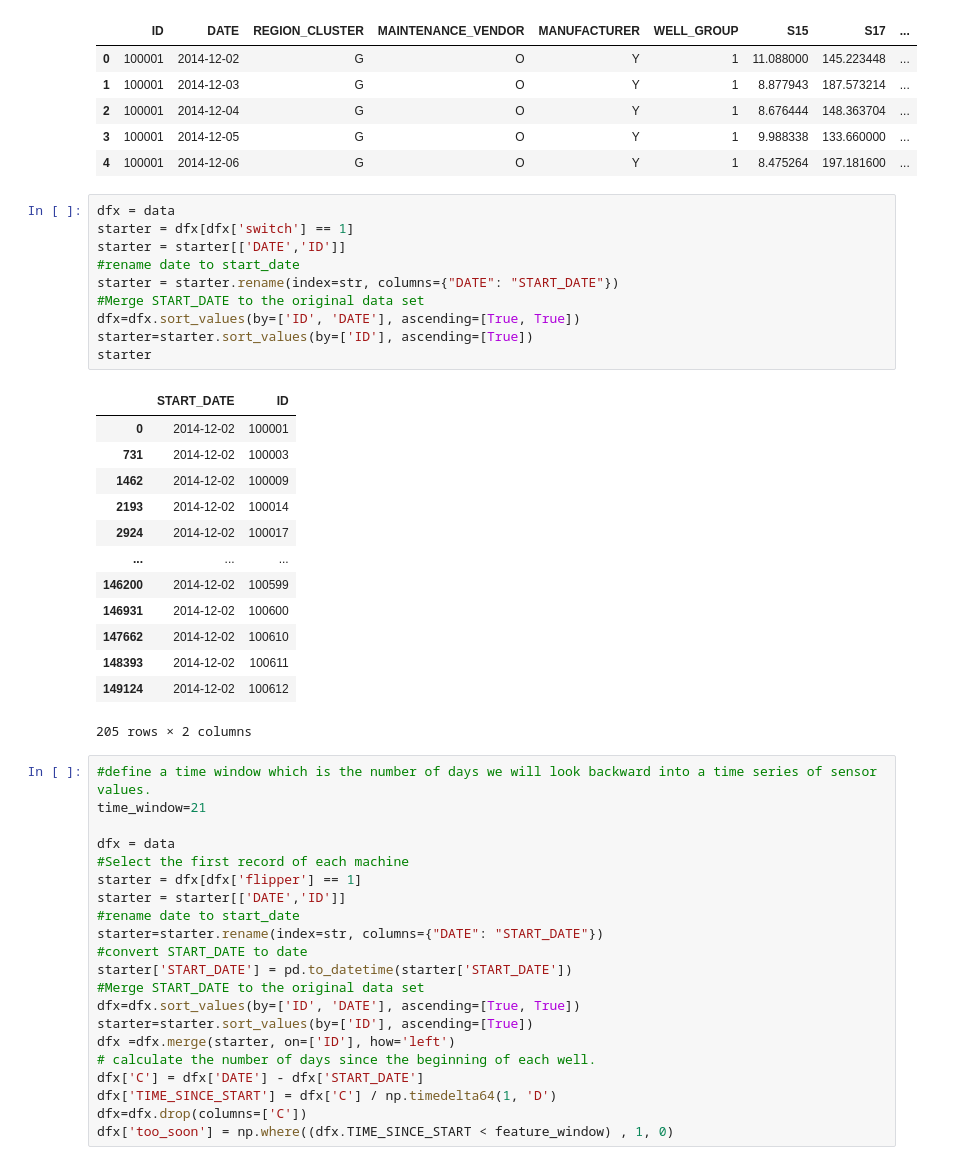
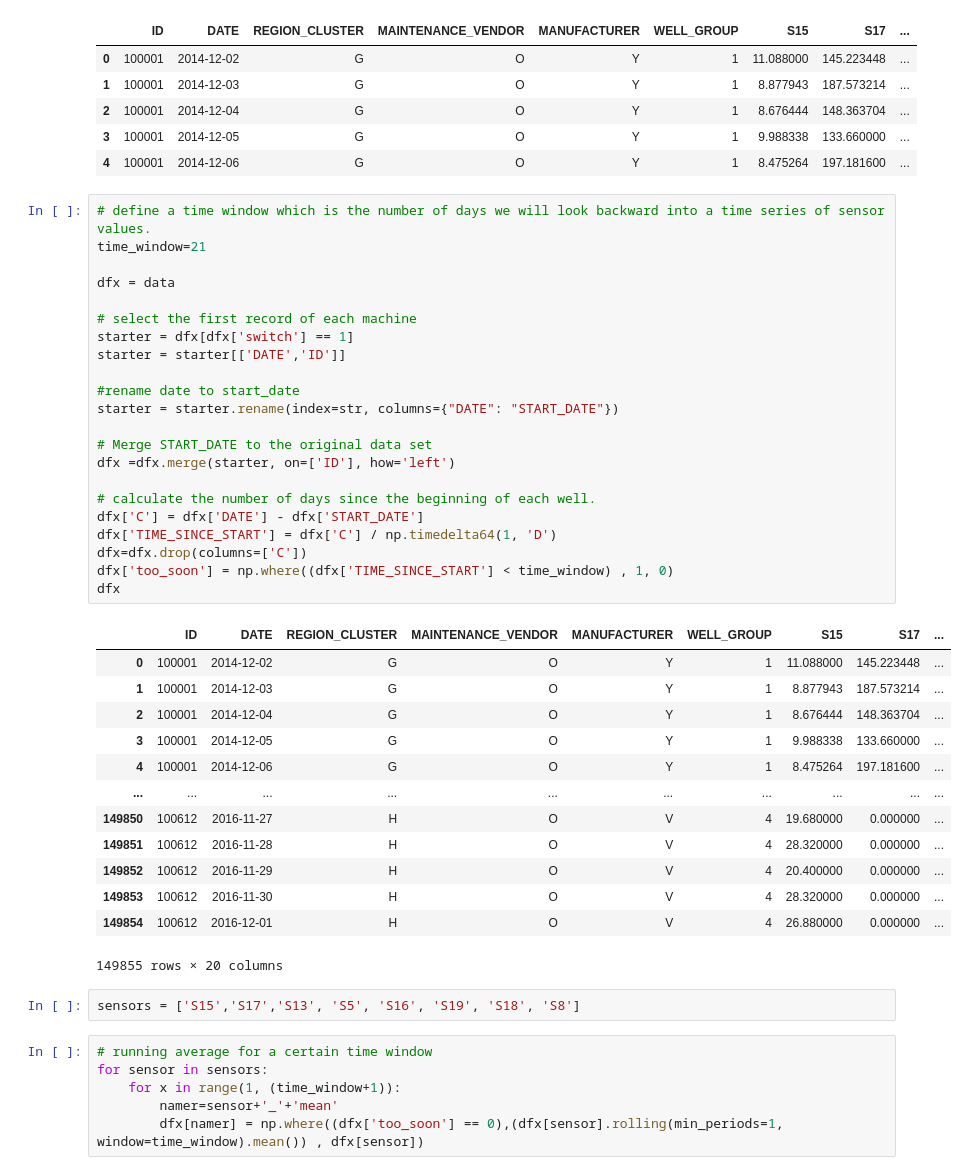
Before and after one commit to MaxPolak97/machine-failure-prediction, a Jupyter notebook: PredictiveMaintenance.ipynb, the cells around one changed output. Saved outputs shown, nothing was run; the diff lists cells and outputs as text.

```diff
--- a/PredictiveMaintenance.ipynb
+++ b/PredictiveMaintenance.ipynb
@@ -202,48 +203,47 @@ data.head()
 | 2 | 100001 | 2014-12-04 | G | O | Y | 1 | 8.676444 | 148.363704 | ... |
 | 3 | 100001 | 2014-12-05 | G | O | Y | 1 | 9.988338 | 133.660000 | ... |
 | 4 | 100001 | 2014-12-06 | G | O | Y | 1 | 8.475264 | 197.181600 | ... |
-# %%
-dfx = data
-starter = dfx[dfx['switch'] == 1]
-starter = starter[['DATE','ID']]
-#rename date to start_date
-starter = starter.rename(index=str, columns={"DATE": "START_DATE"})
-#Merge START_DATE to the original data set
-dfx=dfx.sort_values(by=['ID', 'DATE'], ascending=[True, True])
-starter=starter.sort_values(by=['ID'], ascending=[True])
-starter
-# %% [output]
-|  | START_DATE | ID |
-| 0 | 2014-12-02 | 100001 |
-| 731 | 2014-12-02 | 100003 |
-| 1462 | 2014-12-02 | 100009 |
-| 2193 | 2014-12-02 | 100014 |
-| 2924 | 2014-12-02 | 100017 |
-| ... | ... | ... |
-| 146200 | 2014-12-02 | 100599 |
-| 146931 | 2014-12-02 | 100600 |
-| 147662 | 2014-12-02 | 100610 |
-| 148393 | 2014-12-02 | 100611 |
-| 149124 | 2014-12-02 | 100612 |
-205 rows × 2 columns
 # %%
-#define a time window which is the number of days we will look backward into a time series of sensor values.
+# define a time window which is the number of days we will look backward into a time series of sensor values.
 time_window=21
 
 dfx = data
-#Select the first record of each machine
-starter = dfx[dfx['flipper'] == 1]
+
+# select the first record of each machine
+starter = dfx[dfx['switch'] == 1]
 starter = starter[['DATE','ID']]
+
 #rename date to start_date
-starter=starter.rename(index=str, columns={"DATE": "START_DATE"})
-#convert START_DATE to date
-starter['START_DATE'] = pd.to_datetime(starter['START_DATE'])
-#Merge START_DATE to the original data set
-dfx=dfx.sort_values(by=['ID', 'DATE'], ascending=[True, True])
-starter=starter.sort_values(by=['ID'], ascending=[True])
+starter = starter.rename(index=str, columns={"DATE": "START_DATE"})
+
+# Merge START_DATE to the original data set
 dfx =dfx.merge(starter, on=['ID'], how='left')
+
 # calculate the number of days since the beginning of each well.
 dfx['C'] = dfx['DATE'] - dfx['START_DATE']
 dfx['TIME_SINCE_START'] = dfx['C'] / np.timedelta64(1, 'D')
 dfx=dfx.drop(columns=['C'])
-dfx['too_soon'] = np.where((dfx.TIME_SINCE_START < feature_window) , 1, 0)
+dfx['too_soon'] = np.where((dfx['TIME_SINCE_START'] < time_window) , 1, 0)
+dfx
+# %% [output]
+|  | ID | DATE | REGION_CLUSTER | MAINTENANCE_VENDOR | MANUFACTURER | WELL_GROUP | S15 | S17 | ... |
+| 0 | 100001 | 2014-12-02 | G | O | Y | 1 | 11.088000 | 145.223448 | ... |
+| 1 | 100001 | 2014-12-03 | G | O | Y | 1 | 8.877943 | 187.573214 | ... |
+| 2 | 100001 | 2014-12-04 | G | O | Y | 1 | 8.676444 | 148.363704 | ... |
+| 3 | 100001 | 2014-12-05 | G | O | Y | 1 | 9.988338 | 133.660000 | ... |
+| 4 | 100001 | 2014-12-06 | G | O | Y | 1 | 8.475264 | 197.181600 | ... |
+| ... | ... | ... | ... | ... | ... | ... | ... | ... | ... |
+| 149850 | 100612 | 2016-11-27 | H | O | V | 4 | 19.680000 | 0.000000 | ... |
+| 149851 | 100612 | 2016-11-28 | H | O | V | 4 | 28.320000 | 0.000000 | ... |
+| 149852 | 100612 | 2016-11-29 | H | O | V | 4 | 20.400000 | 0.000000 | ... |
+| 149853 | 100612 | 2016-11-30 | H | O | V | 4 | 28.320000 | 0.000000 | ... |
+| 149854 | 100612 | 2016-12-01 | H | O | V | 4 | 26.880000 | 0.000000 | ... |
+149855 rows × 20 columns
+# %%
+sensors = ['S15','S17','S13', 'S5', 'S16', 'S19', 'S18', 'S8']
+# %%
+# running average for a certain time window
+for sensor in sensors:
+    for x in range(1, (time_window+1)):
+        namer=sensor+'_'+'mean'
+        dfx[namer] = np.where((dfx['too_soon'] == 0),(dfx[sensor].rolling(min_periods=1, window=time_window).mean()) , dfx[sensor])
```
Also changed, not shown: parts of 6 cells of this notebook.
